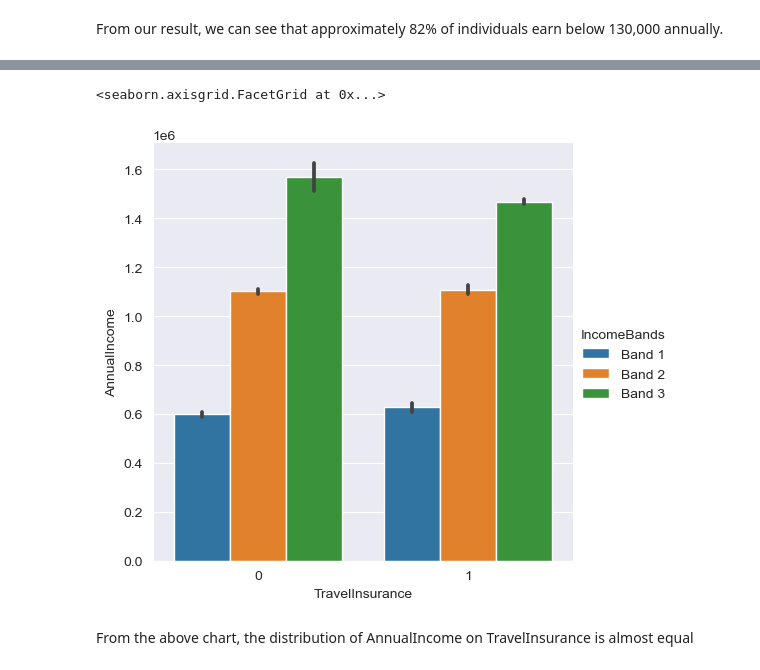
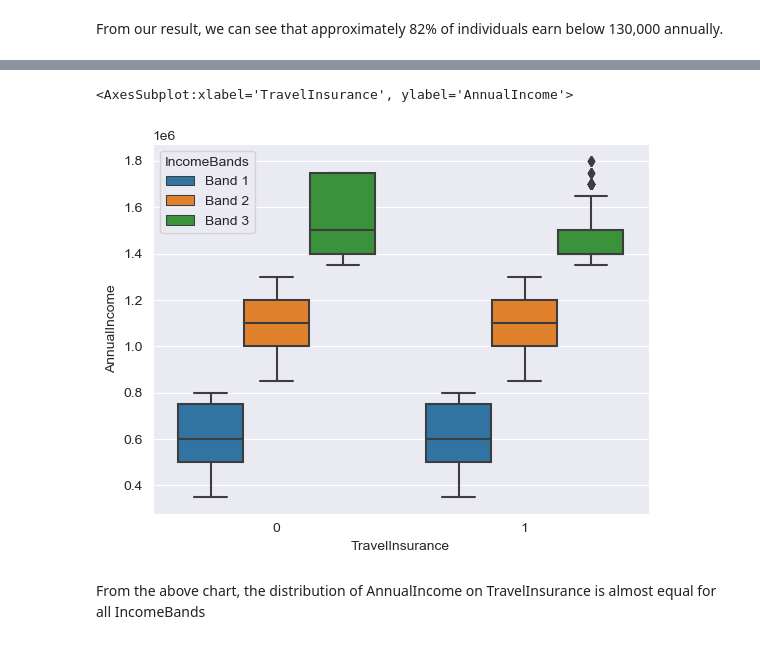
Before and after one commit to ade-mola/travel_insurance_analysis, a Jupyter notebook: notebooks/travel_insurance_analysis.ipynb, the cells around one changed output, grey strips where cells are left out. Saved outputs shown, nothing was run; the diff lists cells and outputs as text; code cells hidden in the pictures.

Commit message:
exploratory data analysis

```diff
--- a/notebooks/travel_insurance_analysis.ipynb
+++ b/notebooks/travel_insurance_analysis.ipynb
@@ -139,7 +150,7 @@ raw_data.groupby(['TravelInsurance', 'IncomeBands'])['AnnualIncome'].agg({'sum',
 # %%
-sns.catplot(data=raw_data, x="TravelInsurance", y='AnnualIncome', hue="IncomeBands", kind="bar")
+sns.boxplot(data=raw_data, x="TravelInsurance", y='AnnualIncome', hue="IncomeBands")
 # %% [output]
-<seaborn.axisgrid.FacetGrid at 0x...>
+<AxesSubplot:xlabel='TravelInsurance', ylabel='AnnualIncome'>
-[figure, old version]
+[figure, new version]
 # %% [markdown]
-From the above chart, the distribution of AnnualIncome on TravelInsurance is almost equal
+From the above chart, the distribution of AnnualIncome on TravelInsurance is almost equal for all IncomeBands
```
Also changed, not shown: parts of 2 cells of this notebook.
